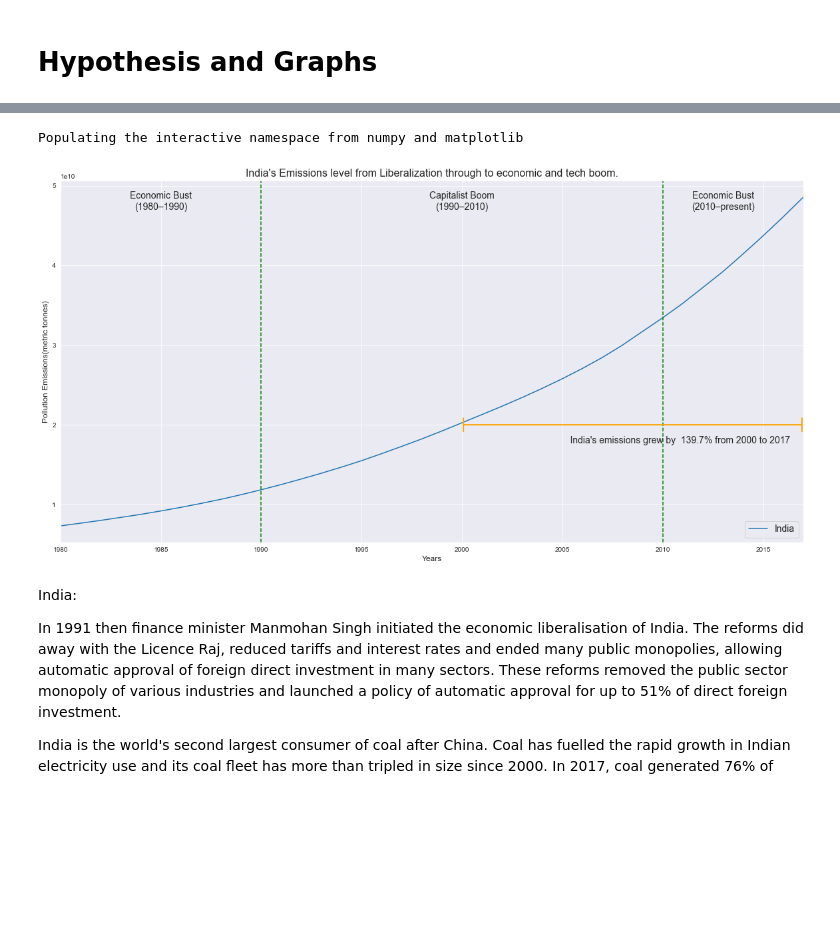
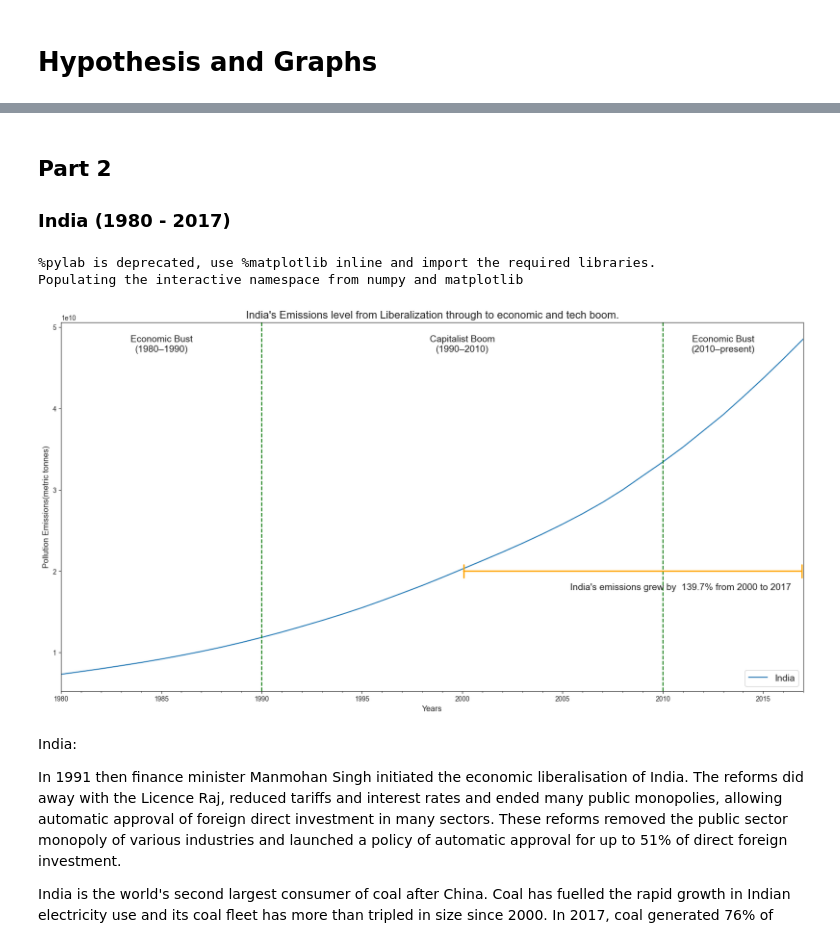
Before and after one commit to wiredmerlin/project01, a Jupyter notebook: Project01.ipynb, the cells around one changed output, grey strips where cells are left out. Drawn from its saved outputs; the diff is of its cells as text; code cells hidden in the pictures; blank space fills up the shorter version.

```diff
--- a/Project01.ipynb
+++ b/Project01.ipynb
@@ -51,15 +96,15 @@ def get_forecast_data(fitted_data):
 # %%
 country_list = ['United States','United Kingdom', 'Germany']
 
-%pylab inline
+%matplotlib inline
 plt.rcParams["figure.figsize"] = (20,10)
-sns.set_style("darkgrid")
+sns.set_style("ticks")
 beginning_year = '1920'
 end_year = '1955'
 ax = plt.gca()
 
 for country in country_list:
-    plot_emissions(country, beginning_year, end_year).plot(ax = ax)
+    plot_emissions(country, beginning_year, end_year).plot(ax = ax, marker='o')
 
 plt.ylabel('Pollution Emissions (billion metric tonnes)', fontsize=14)
 plt.ticklabel_format(axis='y', style='sci', scilimits=(10,10))
@@ -81,6 +126,6 @@ plt.text('1942', 80000000000, "US emissions grew 20%\nUK emissions grew 8%\nGerm
          fontsize=14, horizontalalignment='center')
 plt.text('1951', 80000000000, "US emissions grew 32%\nUK emissions grew 14%\nGermany emissions grew 19%", \
          fontsize=14, horizontalalignment='center')
-ax.legend(loc='lower right', fontsize=14)
+ax.legend(loc='lower right', facecolor='white', fontsize=14)
 plt.show()
 # %% [output]
@@ -213,0 +420,22 @@ Germany: 18.7
+# %%
+# plot the chart for emission growth comparison
+%matplotlib inline
+plt.rcParams["figure.figsize"] = (9,5)
+sns.set_style("ticks")
+
+x_val = 'country'
+y_list = ['pre-Great Depression', 'Great Depression','World War II','post-World War II']
+ax = country_growth_df.plot(x=x_val, y=y_list,
+                      kind='bar', stacked=False, color=['steelblue','orange','firebrick','mediumseagreen'],
+                      width=0.85, edgecolor='dimgray')
+
+plt.ylim(0,60)
+plt.xticks(rotation=0, fontsize=11)
+plt.xlabel('Country', fontsize=14)
+plt.ylabel('Growth Rate (Percentage)', fontsize=14)
+plt.title("Emissions Growth Rate per Period by Country", fontsize=16, fontweight='bold')
+
+for container in ax.containers:
+    ax.bar_label(container, padding=3, fmt='{:}%')
+
+plt.show()
@@ -225,34 +466,39 @@ print(ww2_growth)
+# %% [markdown]
+## <a id="Part_2">Part 2</a>
+
+### India (1980 - 2017)
 # %%
 country_list = ['India']
 
 %pylab inline
 plt.rcParams["figure.figsize"] = (20,10)
-sns.set_style("darkgrid")
+sns.set_style("ticks")
 beginning_year = '1980'
 end_year = '2017'
 ax = plt.gca()
 
 for country in country_list:
     plot_emissions(country, beginning_year, end_year).plot(ax = ax)
 
 #indtxt = "1980s: Selective Reform"
 plt.ylabel('Pollution Emissions(metric tonnes)', fontsize=12)
 plt.xlabel('Years', fontsize=12)
 plt.title("India's Emissions level from Liberalization through to economic and tech boom.", fontsize=16)
 plt.axvline('1990', color='green', linestyle = '--')
 plt.text('1985', 47000000000, "Economic Bust\n(1980–1990)", fontsize=14, horizontalalignment='center')
 plt.axvline('2010', color='green', linestyle = '--')
 plt.text('2000', 47000000000, "Capitalist Boom\n(1990–2010)", fontsize=14, horizontalalignment='center')
 plt.text('2013', 47000000000, "Economic Bust\n(2010–present)", fontsize=14, horizontalalignment='center')
 plt.annotate('', xy=('2000', 20000000000), xytext=('2017', 20000000000), xycoords='data', textcoords='data',\
             arrowprops=dict(arrowstyle= '|-|', color="orange", linewidth=2))
 plt.annotate("   India's emissions grew by  139.7% from 2000 to 2017", xy=('2005', 18000000000), ha='left', va='center', fontsize=14)
 plt.legend(loc='lower right', fontsize=14)
 #plt.text(11, 45000000000, indtxt, fontsize=12)
 plt.show()
 # %% [output]
+%pylab is deprecated, use %matplotlib inline and import the required libraries.
 Populating the interactive namespace from numpy and matplotlib
-[figure, old version]
+[figure, new version]
 # %% [markdown]
 India:
 
```
Also changed, not shown: parts of 66 cells of this notebook.
